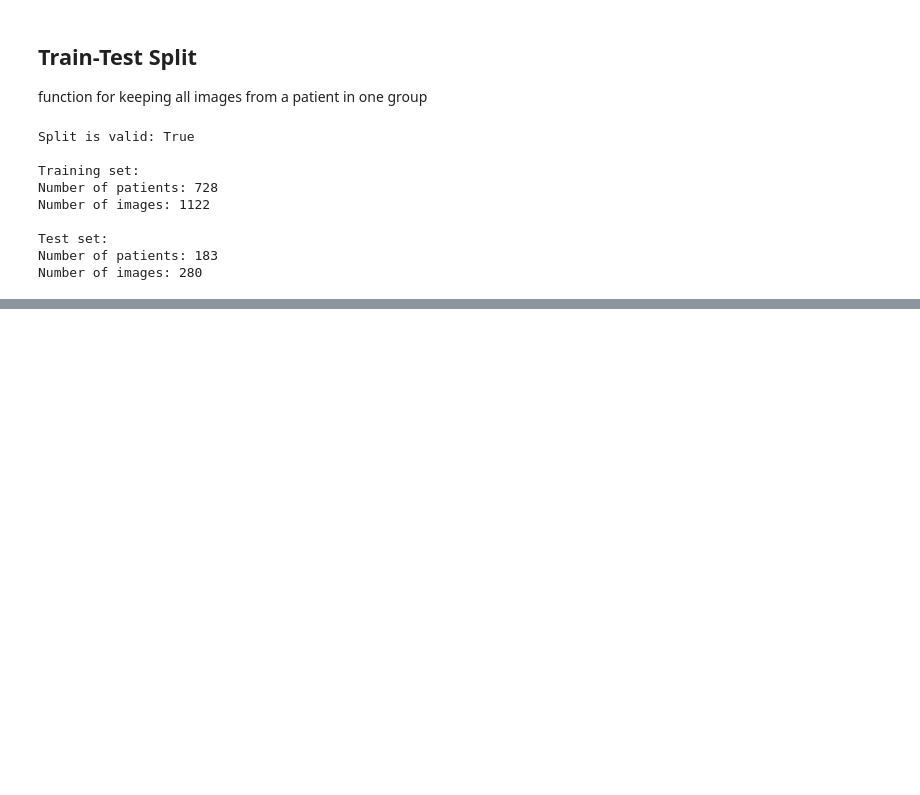
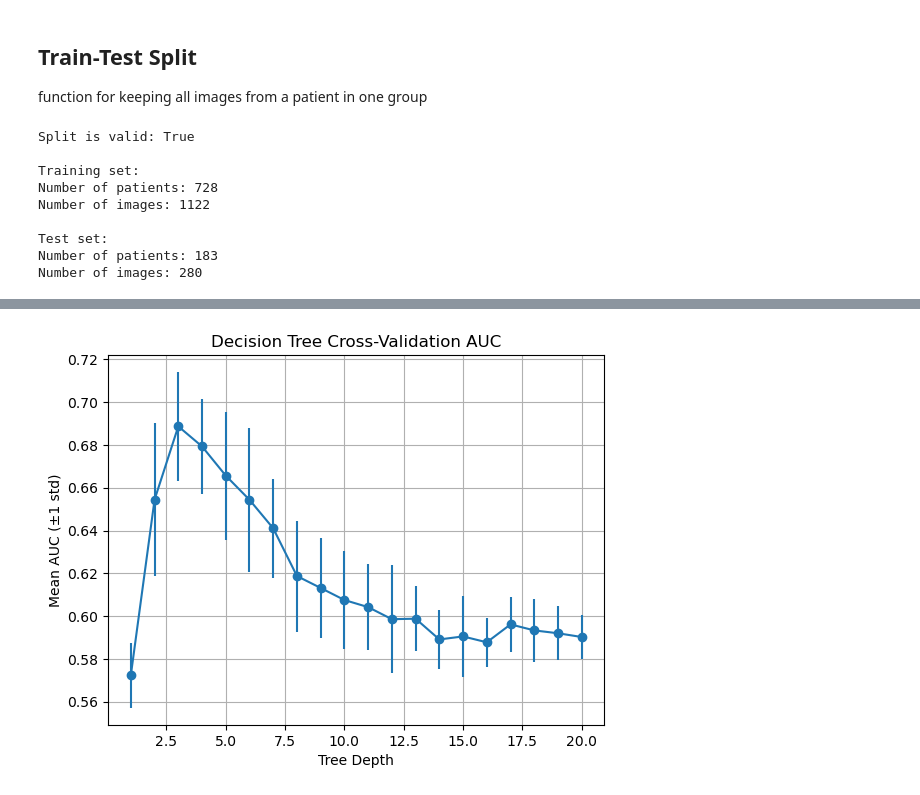
Before and after one commit to chamiyeah/2025-FYP-groupPenguins, a Jupyter notebook: baseline.ipynb, the cells around one changed output, grey strips where cells are left out. Drawn from its saved outputs; the diff is of its cells as text; code cells hidden in the pictures; blank space fills up the shorter version.

```diff
--- a/baseline.ipynb
+++ b/baseline.ipynb
@@ -254,0 +287,29 @@ Number of images: 280
+# %%
+from sklearn.tree import DecisionTreeClassifier
+from sklearn.model_selection import cross_val_score, GroupKFold
+from sklearn.pipeline import make_pipeline
+from sklearn.preprocessing import StandardScaler
+import pandas as pd
+import numpy as np
+
+
+max_depth_values = range(1, 21)
+cv = GroupKFold(n_splits=5)
+
+summary = []
+
+for depth in max_depth_values:
+    clf = make_pipeline(
+        StandardScaler(),  # Optional for DecisionTree but included for consistency
+        DecisionTreeClassifier(max_depth=depth, random_state=42)
+    )
+
+    auc_scores = cross_val_score(
+        clf, X_train, y_train, cv=cv, groups=groups_train, scoring='roc_auc'
+    )
+    mean_auc = np.mean(auc_scores)
+    std_auc = np.std(auc_scores)
+    print(f"max_depth={depth}, AUC={mean_auc:.4f} ± {std_auc:.4f}")
+    summary.append({'max_depth': depth, 'mean_auc': mean_auc, 'std_auc': std_auc})
+
+summary_df = pd.DataFrame(summary)
@@ -254,0 +337,11 @@ Number of images: 280
+# %%
+import matplotlib.pyplot as plt
+
+plt.errorbar(summary_df['max_depth'], summary_df['mean_auc'], yerr=summary_df['std_auc'], fmt='-o')
+plt.xlabel("Tree Depth")
+plt.ylabel("Mean AUC (±1 std)")
+plt.title("Decision Tree Cross-Validation AUC")
+plt.grid(True)
+plt.show()
+# %% [output]
+[figure, added]
```
Also changed, not shown: parts of 8 cells of this notebook.
